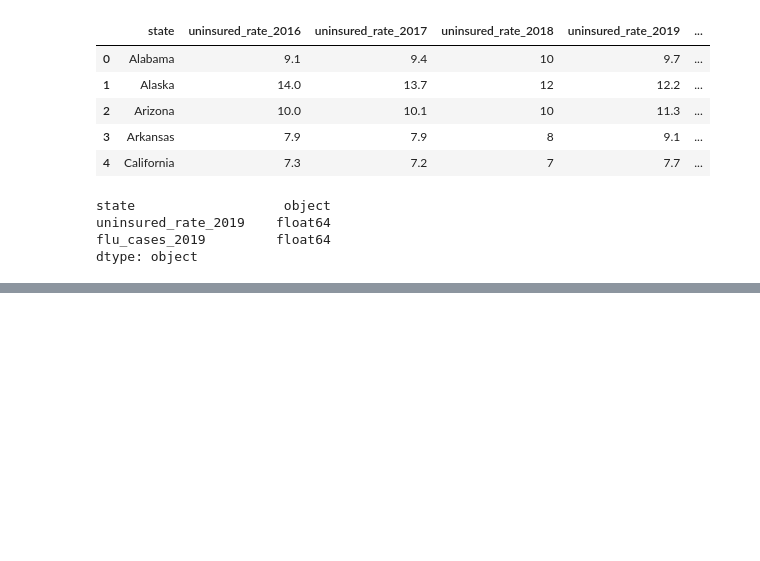
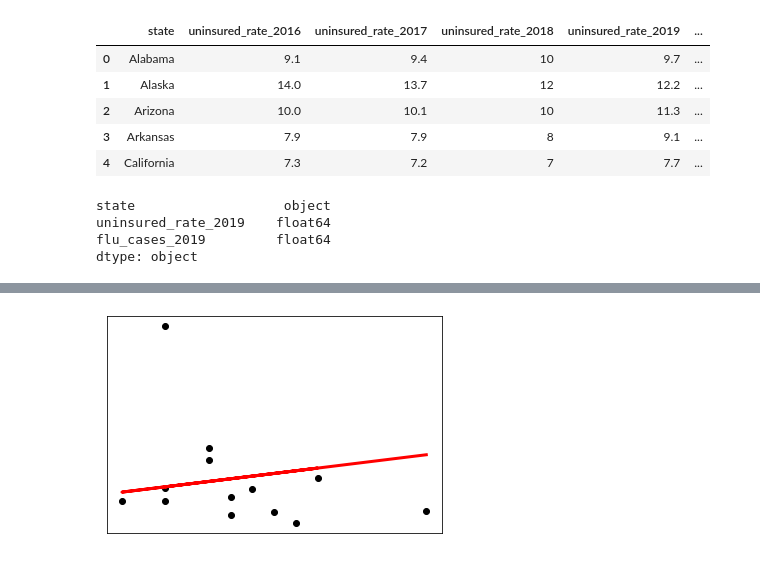
Before and after one commit to lindsera1/GoingViral, a Jupyter notebook: flu_uni_LR.ipynb, the cells around one changed output, grey strips where cells are left out. Saved outputs shown, nothing was run; the diff lists cells and outputs as text; code cells hidden in the pictures; blank space fills up the shorter version.

```diff
--- a/flu_uni_LR.ipynb
+++ b/flu_uni_LR.ipynb
@@ -126,0 +222,11 @@ lin_reg_2019.score(X_2019_scaled, y_2019)
+# %%
+# Plot the simple linear regression 2018
+plt.scatter(X_2018_test_scaled, y_2018_test, color='black')
+plt.plot(X_2018_test_scaled, y_2018_pred, color='red', linewidth=3)
+
+plt.xticks(())
+plt.yticks(())
+
+plt.show()
+# %% [output]
+[figure, added]
```
Also changed, not shown: parts of 11 cells of this notebook.
